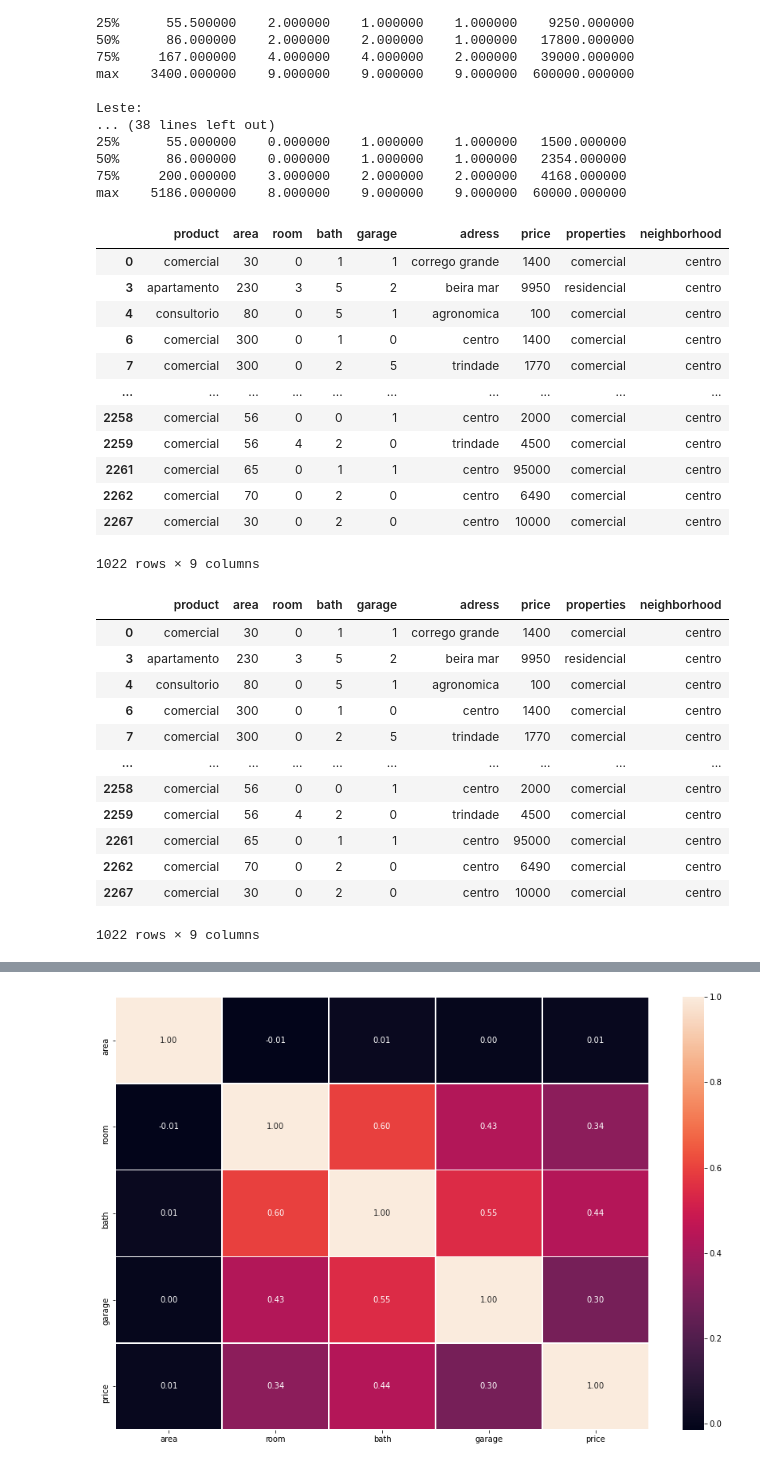
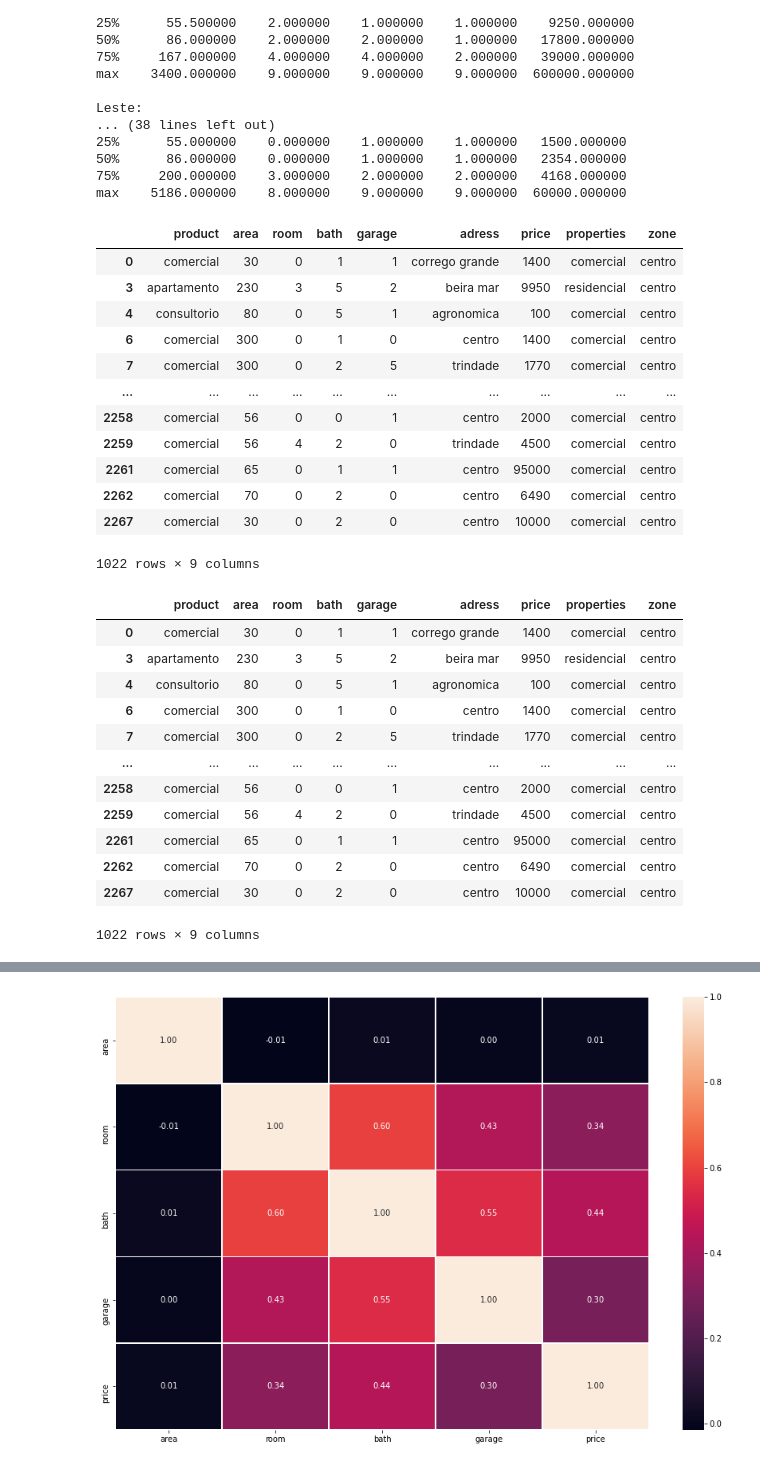
Before and after one commit to leticiaplang/Calculadora-de-aluguel, a Jupyter notebook: exploratory_analysis.ipynb, the cells around one changed output, grey strips where cells are left out. Drawn from its saved outputs; the diff is of its cells as text; code cells hidden in the pictures.

```diff
--- a/exploratory_analysis.ipynb
+++ b/exploratory_analysis.ipynb
@@ -18,5 +9,4 @@ Cabe ressaltar que os valores foram coletados em período de temporada(verão),
 # %%
-# Abrindo leitura csv guardado
-name_file = 'df_orig.csv'
-df = pd.read_csv(name_file, sep=';')
-#df_orig = pd.read_csv(name_file, sep=';')
+# Importing the DF from local machine
+df = 'df_orig.csv'
+df = pd.read_csv(df, sep=';')
@@ -212,8 +203,7 @@ len(df.loc[df.period == 'dia','price'])
 df.loc[df.period == 'dia','price'] = df.loc[df.period == 'dia','price'] * 30
 # %%
-# Deletando coluna period & Unnamed:0
-df.drop(columns=['period'], inplace=True)
-df.drop(columns=['Unnamed: 0'], inplace=True)
+# Deleting period & Unnamed:0 columns
+df.drop(columns=['period', 'Unnamed: 0'], inplace=True)
 df.info()
 # %% [output]
 <class 'pandas.core.frame.DataFrame'>
@@ -469,20 +417,20 @@ Leste:
 75%     200.000000    3.000000    2.000000    2.000000   4168.000000
 max    5186.000000    8.000000    9.000000    9.000000  60000.000000
 # %%
-# Criando nova coluna
-df['neighborhood'] = df['adress']
+# Creating new column
+df['zone'] = df['adress']
 # %%
-# Criando as categorias
-df['neighborhood'] = [n.replace(n, 'norte') if n in norte else n for n in df['neighborhood']]
-df['neighborhood'] = [n.replace(n, 'leste') if n in leste else n for n in df['neighborhood']]
-df['neighborhood'] = [n.replace(n, 'centro') if n in centro else n for n in df['neighborhood']]
-df['neighborhood'] = [n.replace(n, 'sul') if n in sul else n for n in df['neighborhood']]
-df['neighborhood'] = [n.replace(n, 'continental') if n in continental else n for n in df['neighborhood']]
+# Creating the zones
+df['zone'] = [n.replace(n, 'norte') if n in norte else n for n in df['zone']]
+df['zone'] = [n.replace(n, 'leste') if n in leste else n for n in df['zone']]
+df['zone'] = [n.replace(n, 'centro') if n in centro else n for n in df['zone']]
+df['zone'] = [n.replace(n, 'sul') if n in sul else n for n in df['zone']]
+df['zone'] = [n.replace(n, 'continental') if n in continental else n for n in df['zone']]
 # %%
-# veirificando integridade dos dados
-df[df['neighborhood']=='centro']
+# Analysing data integrity
+df[df['zone']=='centro']
 # %% [output]
-|  | product | area | room | bath | garage | adress | price | properties | neighborhood |
+|  | product | area | room | bath | garage | adress | price | properties | zone |
 | 0 | comercial | 30 | 0 | 1 | 1 | corrego grande | 1400 | comercial | centro |
 | 3 | apartamento | 230 | 3 | 5 | 2 | beira mar | 9950 | residencial | centro |
 | 4 | consultorio | 80 | 0 | 5 | 1 | agronomica | 100 | comercial | centro |
@@ -498,7 +446,7 @@ df[df['neighborhood']=='centro']
 # %%
 df[df['adress'].isin(centro)]
 # %% [output]
-|  | product | area | room | bath | garage | adress | price | properties | neighborhood |
+|  | product | area | room | bath | garage | adress | price | properties | zone |
 | 0 | comercial | 30 | 0 | 1 | 1 | corrego grande | 1400 | comercial | centro |
 | 3 | apartamento | 230 | 3 | 5 | 2 | beira mar | 9950 | residencial | centro |
 | 4 | consultorio | 80 | 0 | 5 | 1 | agronomica | 100 | comercial | centro |
```
Also changed, not shown: parts of 68 cells of this notebook, 1 other file.
